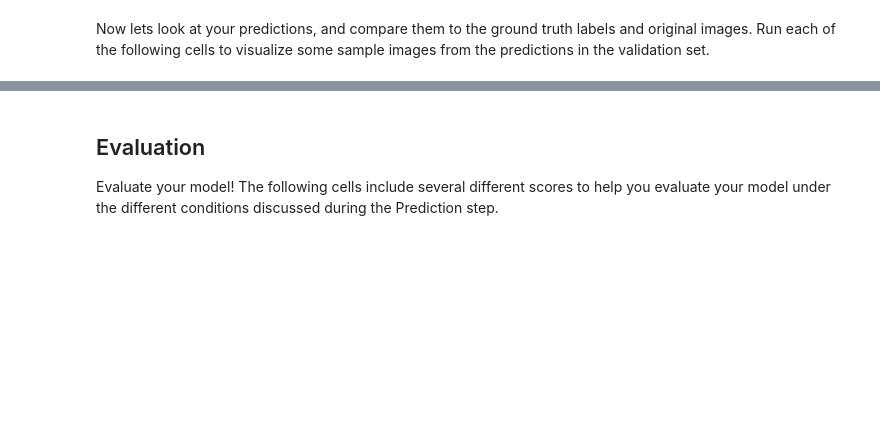
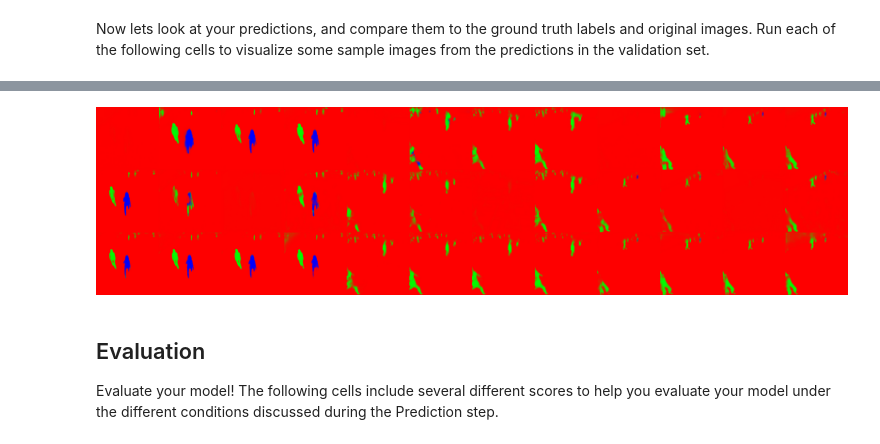
Before and after one commit to HbirdJ/RoboticsND, a Jupyter notebook: RoboND-DeepLearning-Project/code/model_training.ipynb, the cells around one changed output, grey strips where cells are left out. Saved outputs shown, nothing was run; the diff lists cells and outputs as text; code cells hidden in the pictures; blank space fills up the shorter version.

```diff
--- a/RoboND-DeepLearning-Project/code/model_training.ipynb
+++ b/RoboND-DeepLearning-Project/code/model_training.ipynb
@@ -345,3 +398,7 @@ for i in range(3):
+# %%
+pil_grid([follow_grid,patrol_grid,patrol_sub_grid])
+# %% [output]
+[figure, added]
 # %% [markdown]
 ## Evaluation <a id='evaluation'></a>
 Evaluate your model! The following cells include several different scores to help you evaluate your model under the different conditions discussed during the Prediction step.
```
Also changed, not shown: parts of 9 cells of this notebook, 7 other files.
